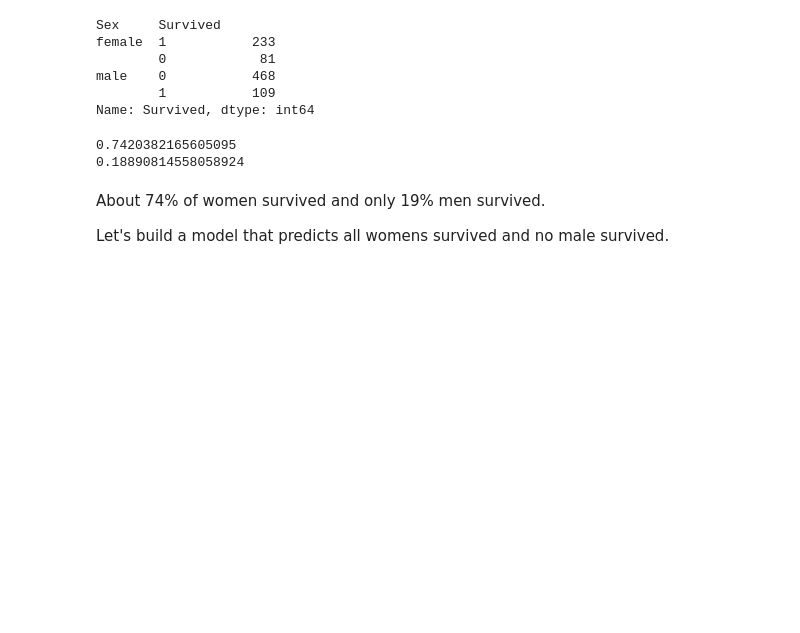
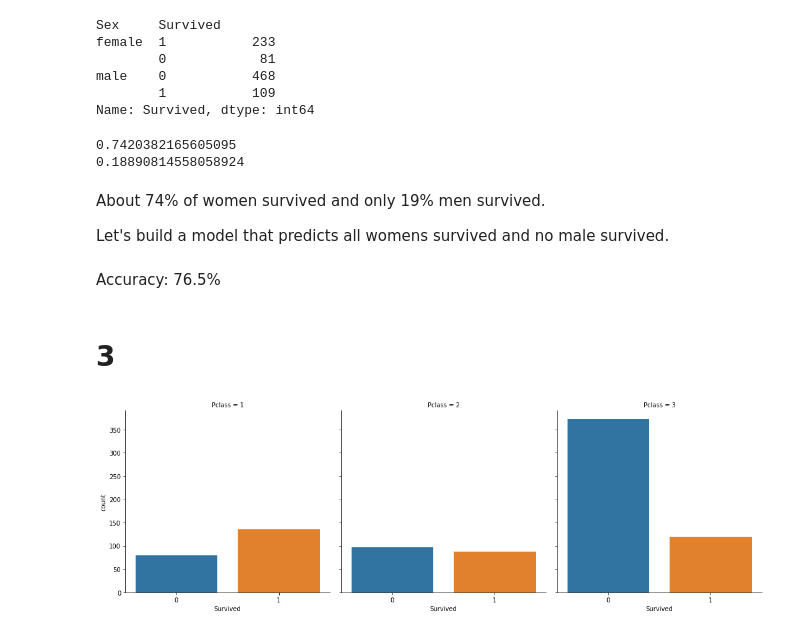
Before and after one commit to ShreyasJothish/datasciencestudygroup, a Jupyter notebook: MahendraBishnoi/08_titanic_eda_modelling.ipynb, the cells around one changed output. Drawn from its saved outputs; the diff is of its cells as text; code cells hidden in the pictures; blank space fills up the shorter version.

```diff
--- a/MahendraBishnoi/08_titanic_eda_modelling.ipynb
+++ b/MahendraBishnoi/08_titanic_eda_modelling.ipynb
@@ -156,3 +156,11 @@ women_survived_series = pd.Series(list(map(int, df_test["Sex"]=="female")))
 # %%
 out = pd.DataFrame({"PassengerId": df_test.PassengerId, "Survived": women_survived_series})
 out.to_csv('all_women_survived.csv', index=False)
+# %% [markdown]
+Accuracy: 76.5%
+# %% [markdown]
+# 3
+# %%
+sns.catplot(x="Survived", col="Pclass", kind="count", data=df_train);
+# %% [output]
+[figure, added]
```
Also changed, not shown: parts of 37 cells of this notebook.
